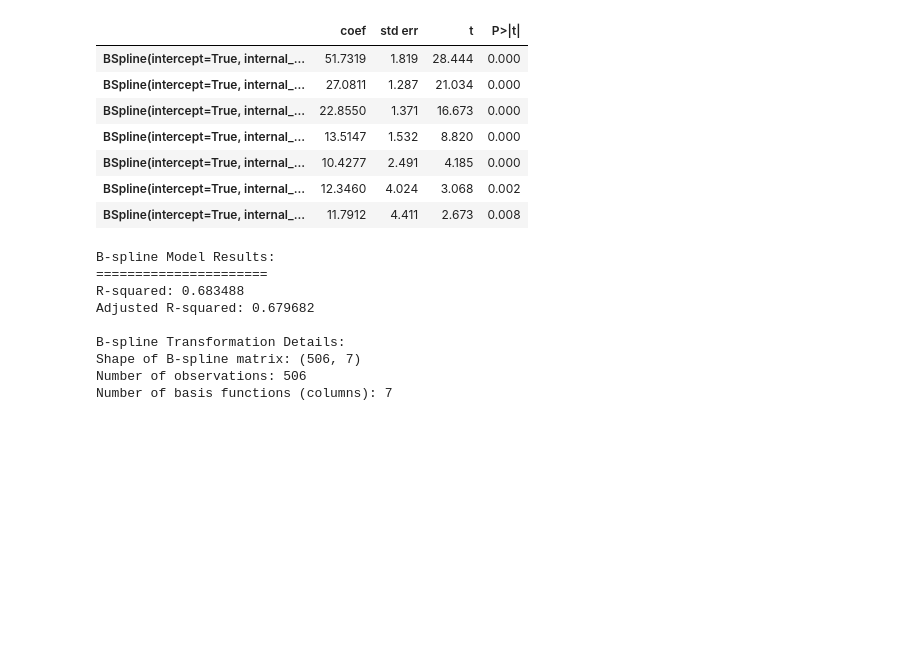
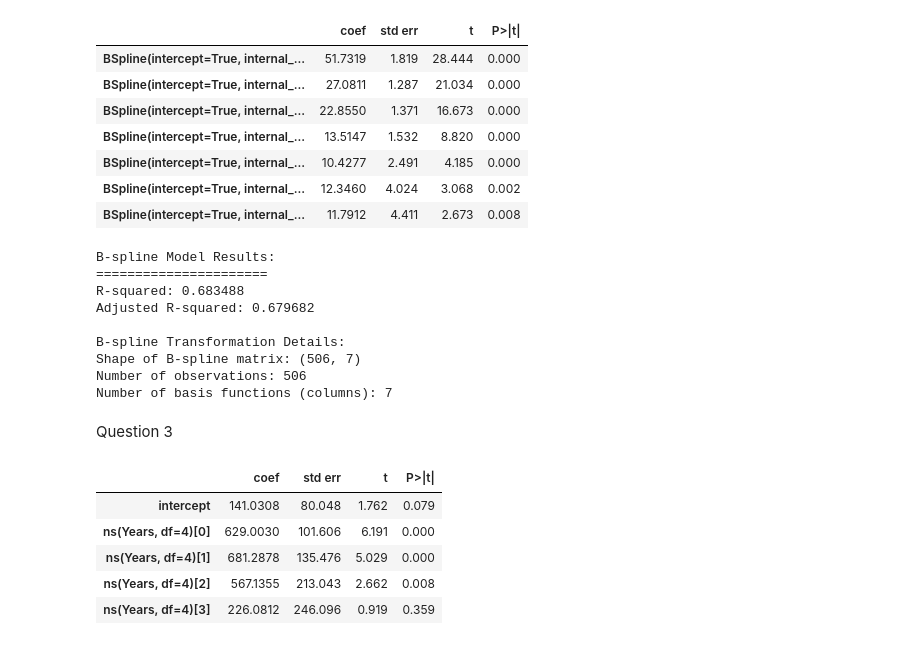
Before and after one commit to WilliamJhong/2025AAE722_William-J, a Jupyter notebook: lab7.ipynb, the cells around one changed output. Saved outputs shown, nothing was run; the diff lists cells and outputs as text; code cells hidden in the pictures; blank space fills up the shorter version.

```diff
--- a/lab7.ipynb
+++ b/lab7.ipynb
@@ -115,3 +117,5 @@ B-spline Transformation Details:
 Shape of B-spline matrix: (506, 7)
 Number of observations: 506
 Number of basis functions (columns): 7
+# %% [markdown]
+Question 3
@@ -117,0 +127,11 @@ Number of basis functions (columns): 7
+# %%
+ns_years = MS([ns('Years', df=4)]).fit(Hitters)
+M_ns = sm.OLS(Salary, ns_years.transform(Hitters)).fit()
+summarize(M_ns)
+# %% [output]
+|  | coef | std err | t | P>|t| |
+| intercept | 141.0308 | 80.048 | 1.762 | 0.079 |
+| ns(Years, df=4)[0] | 629.0030 | 101.606 | 6.191 | 0.000 |
+| ns(Years, df=4)[1] | 681.2878 | 135.476 | 5.029 | 0.000 |
+| ns(Years, df=4)[2] | 567.1355 | 213.043 | 2.662 | 0.008 |
+| ns(Years, df=4)[3] | 226.0812 | 246.096 | 0.919 | 0.359 |
```
Also changed, not shown: parts of 14 cells of this notebook.
